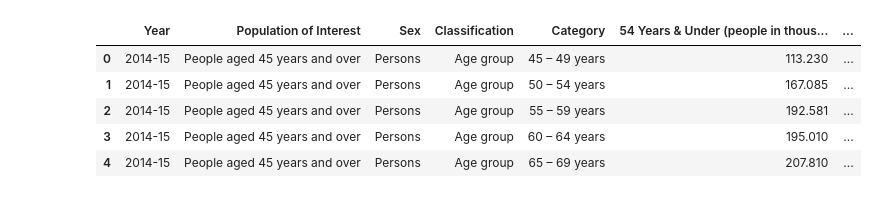
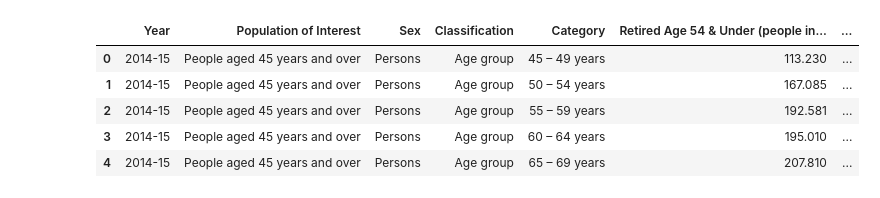
Before and after one commit to braydonnugent/Project1_Group4, a Jupyter notebook: retirement_analysis.ipynb, the cells around one changed output. Saved outputs shown, nothing was run; the diff lists cells and outputs as text; code cells hidden in the pictures.

```diff
--- a/retirement_analysis.ipynb
+++ b/retirement_analysis.ipynb
@@ -1,27 +1,27 @@
 # %%
 # Import packages
 import pandas as pd
 
 # Replace 'your_file.xlsx' with the actual file path or URL
 file_path = 'data\Characteristics of Retirees.xlsx'
 
 # Read the Excel file into a DataFrame and skip the first row
-retirement_characteristics = pd.read_excel(file_path, skiprows=0)
+retirement_characteristics = pd.read_excel(file_path)
 
 columns_to_keep = [0, 1, 2, 3, 4, 5, 8, 11, 14, 17, 20, 23]
-new_header = ["Year", "Population of Interest", "Sex", "Classification", "Category", "54 Years & Under (people in thousands)", "55-59 Years(people in thousands)", "60-64 Years (people in thousands)", "65-69 Years (people in thousands)", "70 Years & Over (people in thousands)", "Total (thousands)", "Years"]
+new_header = ["Year", "Population of Interest", "Sex", "Classification", "Category", "Retired Age 54 & Under (people in thousands)", "Retired Age 55-59 (people in thousands)", "Retired Age 60-64 (people in thousands)", "Retired Age 65-69 (people in thousands)", "Retired Age 70 & Over (people in thousands)", "Total Retirees (thousands)", "Years"]
 
 # Use iloc to select only the specified columns and assign the new header
 retirement_characteristics = retirement_characteristics.iloc[:, columns_to_keep]
 retirement_characteristics.columns = new_header
 
 raw_data = pd.DataFrame(retirement_characteristics)
 
 # Display the resulting DataFrame
 
 raw_data.head()
 # %% [output]
-|  | Year | Population of Interest | Sex | Classification | Category | 54 Years & Under (people in thous... | ... |
+|  | Year | Population of Interest | Sex | Classification | Category | Retired Age 54 & Under (people in... | ... |
 | 0 | 2014-15 | People aged 45 years and over | Persons | Age group | 45 – 49 years | 113.230 | ... |
 | 1 | 2014-15 | People aged 45 years and over | Persons | Age group | 50 – 54 years | 167.085 | ... |
 | 2 | 2014-15 | People aged 45 years and over | Persons | Age group | 55 – 59 years | 192.581 | ... |
```
Also changed, not shown: parts of 6 cells of this notebook, 3 other files.
